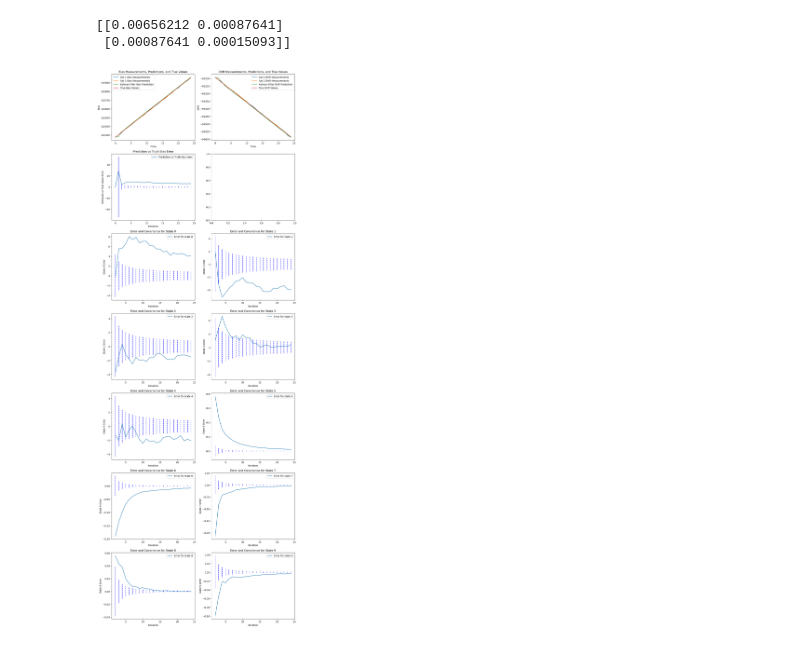
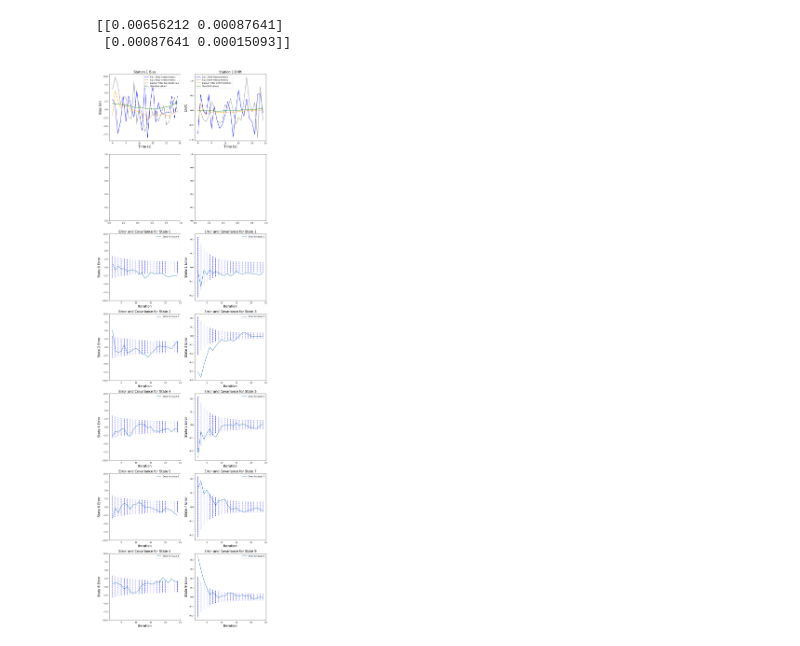
Before and after one commit to RIPS-2024-Aerospace/Aerospace-Project, a Jupyter notebook: TestCentralizedKF.ipynb, the cells around one changed output. Saved outputs shown, nothing was run; the diff lists cells and outputs as text; code cells hidden in the pictures.

Commit message:
Adjusted Plots for report/presentation. Updated ReadMe with file outline

```diff
--- a/TestCentralizedKF.ipynb
+++ b/TestCentralizedKF.ipynb
@@ -33,6 +33,8 @@ prr_var = ((c**2)/((2*pi*f_L1 * T)**2)) * (s_pll)
 
 R = lambda N : np.kron(np.eye(N),np.array([[pr_var,0],[0,prr_var]]))
 
+R_cf = lambda num_msmts: np.kron(np.eye(sum(num_msmts)),R(1))
+
 if __name__ == '__main__':
     print(R(2))
 # %% [output]
@@ -76,44 +78,40 @@ def example():
     true_biases = np.array([[np.random.normal(0,np.sqrt(12/(c**2))) for _ in range(n)]]).T
     true_drifts = np.array([[np.random.normal(0,np.sqrt(0.1/(c**2))) for _ in range(n)]]).T
 
-    x = c*np.vstack((true_biases,true_drifts))
+    x0 = c*np.vstack(tuple([np.array([true_biases[i],true_drifts[i]]) for i in range(n)]))
 
     # random initial estimates for each node
 
-    x0 = np.copy(x)
-    # x0 = [np.array([[0],[0]]) for _ in range(5)]
+    x0_dkf = [np.array([[np.random.normal(0,np.sqrt(12))],[np.random.normal(0,np.sqrt(0.1))]]) for i in range(n)]
+    x0_ckf = np.vstack(tuple(x0_dkf))
 
-    H_cf = np.array([[1, 0], [1, 0], [0, 1], [0, 1]])
-    H_20x10 = np.zeros((20, 10))
-    for i in range(0, 20, 4):
-        H_20x10[i:i+4, i//2:i//2+2] = H_cf
+    F = np.array([[1,dt],[0,1]])
+    F_full = np.kron(np.eye(n),F)
 
     # set up process noise covariance matrix Q
-    Q_10x10 = np.zeros((10, 10))
-    for i in range(0, 10, 2):
-        Q_10x10[i:i+2, i:i+2] = Q
+    Q_10x10 = np.kron(np.eye(n),Q)
 
-    # set up measurement noise covariance matrix R
-    R_20x20 = np.zeros((20, 20))
-    # R = np.array([[pr_var,0,0,0],[0,pr_var,0,0],[0,0,prr_var,0],[0,0,0,prr_var]]), this is the original R
-    for i in range(0, 20, 4):
-        R_20x20[i:i+4, i:i+4] = R(2)
+    P = [100*np.copy(R(1)) for _ in range(n)]
+    P_prev = np.block([[P[i] if i==j else np.zeros((2,2)) for j in range(n)] for i in range(n)])
 
-    kf = KalmanFilter(A = A, H = H_20x10, Q = Q_10x10, R = R_20x20, x0 = x)
+    kf = KalmanFilter(A = F_full, Q = Q_10x10, R = R_cf, P = P_prev, x0 = x0_ckf)
     #For the first iteration these are our cross_links
 
     # Process Noise and Measurement Noise Functions
-    procc_noise = lambda : np.linalg.cholesky(Q_10x10) @ np.random.normal(np.array([[0 for _ in range(10)]]).T)
-    measure_noise = lambda : np.linalg.cholesky(R_20x20) @ np.random.normal(np.array([[0 for _ in range(20)]]).T)
+    Q_full = np.kron(np.eye(n),Q)
+    #Process Noise
+    procc_noise = lambda : np.linalg.cholesky(Q_full) @ np.random.normal(
+                                                        np.array([[0 for _ in range(2*n)]]).T)
+    measure_noise = lambda num_msmts : np.linalg.cholesky(R_cf(num_msmts)) @ np.random.normal(np.array([[0 for _ in range(2*sum(num_msmts))]]).T)
 
     # Generate initial measurement
-    z = (H_20x10 @ x0) + measure_noise()
+    z = (kf.H([2,2,2,2,2])@ x0) + measure_noise([2,2,2,2,2])
 
     # Initialize the lists to store results
     truth = [x0]
-    predictions = [x]
+    predictions = [x0_ckf]
     measurements = [z]
-    errors = [(x-x0)]
+    errors = [(x0_ckf-x0)]
     P_hist = [kf.P]
 
     # Run Kalman Filter for 80 iterations
@@ -121,10 +119,10 @@ def example():
     for i in range(iterations-1):
         truth.append((A@truth[-1]) + procc_noise()) # Get new truth with process noise
 
-        z = (H_20x10 @ truth[-1]) + measure_noise() # Get new measurements with measurement noise
+        z = (kf.H([2,2,2,2,2]) @ truth[-1]) + measure_noise([2,2,2,2,2]) # Get new measurements with measurement noise
         measurements.append(z)
 
-        kf.update(z) # Correct estimate using measurement
+        kf.update(z,[2,2,2,2,2]) # Correct estimate using measurement
 
         predictions.append(kf.x) # Record updated estimate and error
         errors.append(kf.x - truth[-1])
@@ -132,58 +130,52 @@ def example():
         x = kf.predict() # Predict next step
 
         P_hist.append(kf.P) # Append the covariance matrix history
 
     # Creating subplots
-    fig,axs = plt.subplots(7,2, figsize=(14, 42))
+    fig,axs = plt.subplots(7,2, figsize=(14, 49))
     for i in range(1):
         # Plot bias and drift measurements, predictions, and true values
-        axs[0][0].plot([i for i in range(iterations)],[x[4*i][0] for x in measurements], label = 'Sat 1 Bias Measurements')
-        axs[0][0].plot([i for i in range(iterations)],[x[4*i+1][0] for x in measurements], label = 'Sat 2 Bias Measurements')
-        axs[0][0].plot([i for i in range(iterations)],[x[2*i][0] for x in predictions], label = 'Kalman Filter Bias Prediction')
-        axs[0][0].plot([i for i in range(iterations)],[x[2*i][0] for x in truth], label = 'True Bias Values')
-        axs[0][0].set_xlabel("Time")
-        axs[0][0].set_ylabel("Bias")
-        axs[0][0].legend()
-        axs[0][0].set_title("Bias Measurements, Predictions, and True Values")
+        axs[0][0].plot([i for i in range(iterations)],[x[4*i][0] for x in measurements], label = 'Sat 1 Bias Measurements', color = "blue")
+        axs[0][0].plot([i for i in range(iterations)],[x[4*i+2][0] for x in measurements], label = 'Sat 2 Bias Measurements', color = "grey")
+        axs[0][0].plot([i for i in range(iterations)],[x[2*i][0] for x in predictions], label = 'Kalman Filter Bias Prediction', color = "orange")
+        axs[0][0].plot([i for i in range(iterations)],[x[2*i][0] for x in truth], label = 'True Bias Values', color = "green")
+        axs[0][0].set_xlabel("Time (s)", fontsize = 16)
+        axs[0][0].set_ylabel("Bias (m)", fontsize = 16)
+        axs[0][0].legend(prop={'size': 10})
+        axs[0][0].set_title("Station 1 Bias", fontsize = 16)
 
-        axs[0][1].plot([i for i in range(iterations)],[x[4*i+2][0] for x in measurements], label = 'Sat 1 Drift Measurements')
-        axs[0][1].plot([i for i in range(iterations)],[x[4*i+3][0] for x in measurements], label = 'Sat 2 Drift Measurements')
-        axs[0][1].plot([i for i in range(iterations)],[x[2*i+1][0] for x in predictions], label = 'Kalman Filter Drift Prediction')
-        axs[0][1].plot([i for i in range(iterations)],[x[2*i+1][0] for x in truth], label = 'True Drift Values')
-        axs[0][1].set_xlabel("Time")
-        axs[0][1].set_ylabel("Drift")
+        axs[0][1].plot([i for i in range(iterations)],[x[4*i+1][0] for x in measurements], label = 'Sat 1 Drift Measurements', color = "blue")
+        axs[0][1].plot([i for i in range(iterations)],[x[4*i+3][0] for x in measurements], label = 'Sat 2 Drift Measurements', color = "grey")
+        axs[0][1].plot([i for i in range(iterations)],[x[2*i+1][0] for x in predictions], label = 'Kalman Filter Drift Prediction', color = "orange")
+        axs[0][1].plot([i for i in range(iterations)],[x[2*i+1][0] for x in truth], label = 'True Drift Values', color = "green")
+        axs[0][1].set_xlabel("Time (s)", fontsize = 16)
+        axs[0][1].set_ylabel("Drift ", fontsize = 16)
         axs[0][1].legend()
-        axs[0][1].set_title("Drift Measurements, Predictions, and True Values")
+        axs[0][1].set_title("Station 1 Drift", fontsize = 16)
 
         # Convert errors and covariance history to numpy arrays
         errors = np.array(errors).squeeze()
         error_norm = np.linalg.norm(errors, axis=1)
         P_hist = np.array(P_hist)
         t_hist = np.arange(iterations)
-
-        # Plot prediction vs truth bias error
-        axs[1][0].plot(t_hist, error_norm, label='Prediction vs Truth Bias Error')
-        axs[1][0].plot(np.vstack([t_hist, t_hist]), np.vstack([np.sqrt(P_hist[:, 0, 0]), -np.sqrt(P_hist[:, 0, 0])]), 'b--')
-        axs[1][0].legend()
-        axs[1][0].set_xlabel("Iteration")
-        axs[1][0].set_ylabel("Estimate vs True Value Error")
-        axs[1][0].set_title("Prediction vs Truth Bias Error")
 
         # Plot error and covariance bounds for each state variable
         for k in range(10):
             error_k = errors[2:, k]
             cov_k = np.sqrt(P_hist[2:, k, k])
             row, col = divmod(k, 2)
             axs[row+2, col].plot(t_hist[2:], error_k, label=f'Error for state {k}')
             axs[row+2, col].plot(np.vstack([t_hist[2:], t_hist[2:]]), np.vstack([cov_k, -cov_k]), 'b--')
             axs[row+2, col].legend()
-            axs[row+2, col].set_xlabel("Iteration")
-            axs[row+2, col].set_ylabel(f"State {k} Error")
-            axs[row+2, col].set_title(f"Error and Covariance for State {k}")
+            if k%2 == 0:
+                axs[row+2, col].set_ylim(-10,10)
+            axs[row+2, col].set_xlabel("Iteration", fontsize = 16)
+            axs[row+2, col].set_ylabel(f"State {k} Error", fontsize = 16)
+            axs[row+2, col].set_title(f"Error and Covariance for State {k}", fontsize = 16)
 
         plt.show()
 
 if __name__ == '__main__':
     example()
 # %% [output]
-[figure, old version]
+[figure, new version]
```
Also changed, not shown: parts of 1 cell of this notebook, 6 other files.
